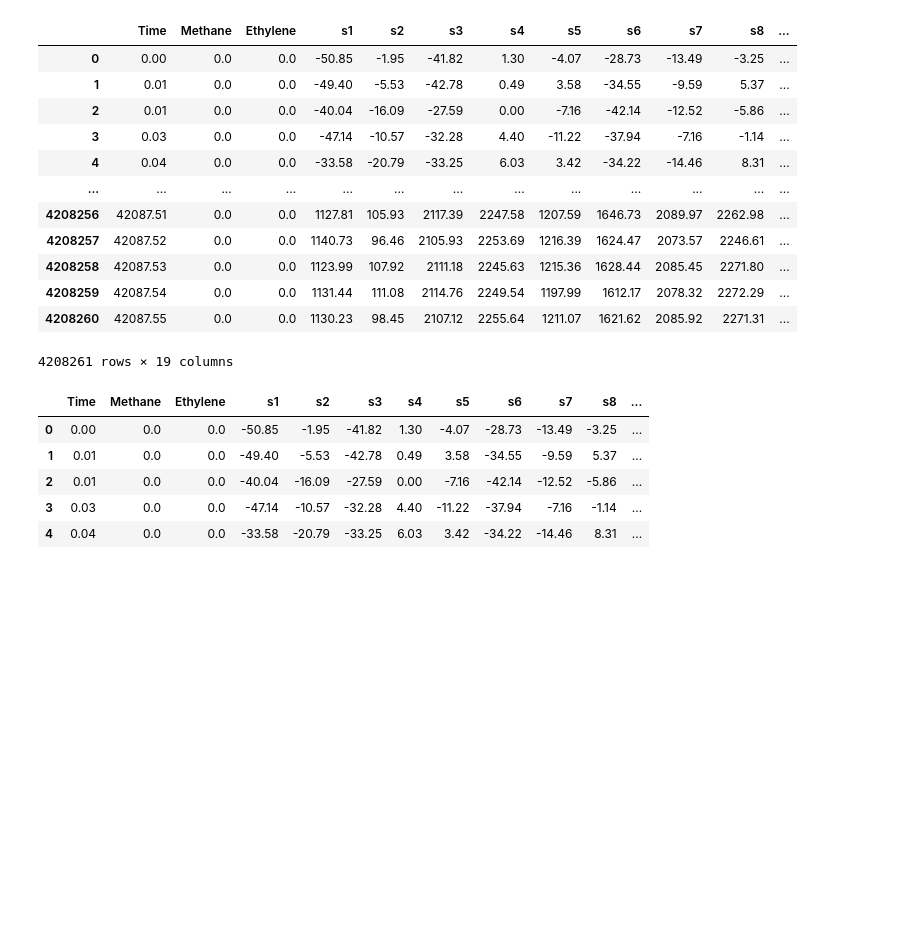
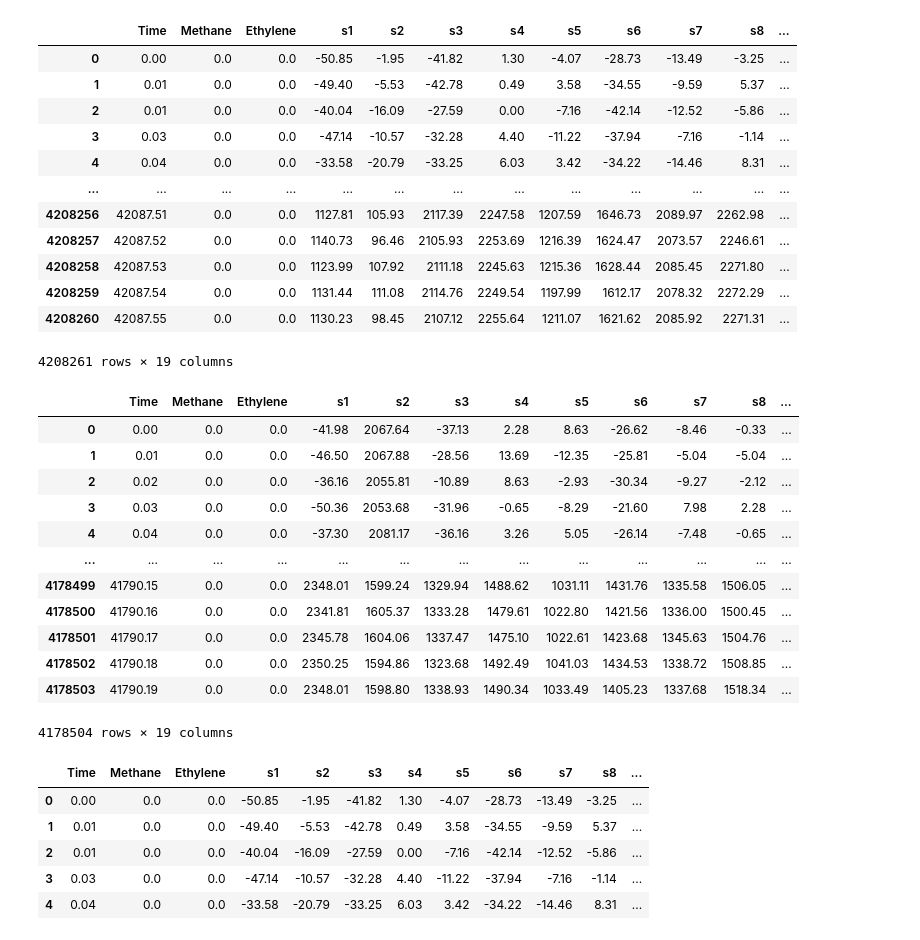
Before and after one commit to GaleevArslanDev/DySiG, a Jupyter notebook: eda.ipynb, the cells around one changed output. Drawn from its saved outputs; the diff is of its cells as text; code cells hidden in the pictures; blank space fills up the shorter version.

```diff
--- a/eda.ipynb
+++ b/eda.ipynb
@@ -29,6 +29,8 @@ import pandas as pd
 import matplotlib.pyplot as plt
 # %%
 ethylene_co = pd.read_csv(PATH + "/ethylene_CO.txt", sep=r'\s+', skiprows=1, names=['Time', 'Methane', 'Ethylene'] + [f's{i}' for i in range(1, 17)])
+# %%
+ethylene_methane = pd.read_csv(PATH + "/ethylene_methane.txt", sep=r'\s+', skiprows=1, names=['Time', 'Methane', 'Ethylene'] + [f's{i}' for i in range(1, 17)])
 # %%
 ethylene_co
 # %% [output]
@@ -45,6 +47,22 @@ ethylene_co
 | 4208259 | 42087.54 | 0.0 | 0.0 | 1131.44 | 111.08 | 2114.76 | 2249.54 | 1197.99 | 1612.17 | 2078.32 | 2272.29 | ... |
 | 4208260 | 42087.55 | 0.0 | 0.0 | 1130.23 | 98.45 | 2107.12 | 2255.64 | 1211.07 | 1621.62 | 2085.92 | 2271.31 | ... |
 4208261 rows × 19 columns
+# %%
+ethylene_methane
+# %% [output]
+|  | Time | Methane | Ethylene | s1 | s2 | s3 | s4 | s5 | s6 | s7 | s8 | ... |
+| 0 | 0.00 | 0.0 | 0.0 | -41.98 | 2067.64 | -37.13 | 2.28 | 8.63 | -26.62 | -8.46 | -0.33 | ... |
+| 1 | 0.01 | 0.0 | 0.0 | -46.50 | 2067.88 | -28.56 | 13.69 | -12.35 | -25.81 | -5.04 | -5.04 | ... |
+| 2 | 0.02 | 0.0 | 0.0 | -36.16 | 2055.81 | -10.89 | 8.63 | -2.93 | -30.34 | -9.27 | -2.12 | ... |
+| 3 | 0.03 | 0.0 | 0.0 | -50.36 | 2053.68 | -31.96 | -0.65 | -8.29 | -21.60 | 7.98 | 2.28 | ... |
+| 4 | 0.04 | 0.0 | 0.0 | -37.30 | 2081.17 | -36.16 | 3.26 | 5.05 | -26.14 | -7.48 | -0.65 | ... |
+| ... | ... | ... | ... | ... | ... | ... | ... | ... | ... | ... | ... | ... |
+| 4178499 | 41790.15 | 0.0 | 0.0 | 2348.01 | 1599.24 | 1329.94 | 1488.62 | 1031.11 | 1431.76 | 1335.58 | 1506.05 | ... |
+| 4178500 | 41790.16 | 0.0 | 0.0 | 2341.81 | 1605.37 | 1333.28 | 1479.61 | 1022.80 | 1421.56 | 1336.00 | 1500.45 | ... |
+| 4178501 | 41790.17 | 0.0 | 0.0 | 2345.78 | 1604.06 | 1337.47 | 1475.10 | 1022.61 | 1423.68 | 1345.63 | 1504.76 | ... |
+| 4178502 | 41790.18 | 0.0 | 0.0 | 2350.25 | 1594.86 | 1323.68 | 1492.49 | 1041.03 | 1434.53 | 1338.72 | 1508.85 | ... |
+| 4178503 | 41790.19 | 0.0 | 0.0 | 2348.01 | 1598.80 | 1338.93 | 1490.34 | 1033.49 | 1405.23 | 1337.68 | 1518.34 | ... |
+4178504 rows × 19 columns
 # %%
 ethylene_co.head()
 # %% [output]
```
Also changed, not shown: parts of 18 cells of this notebook, 5 other files.
